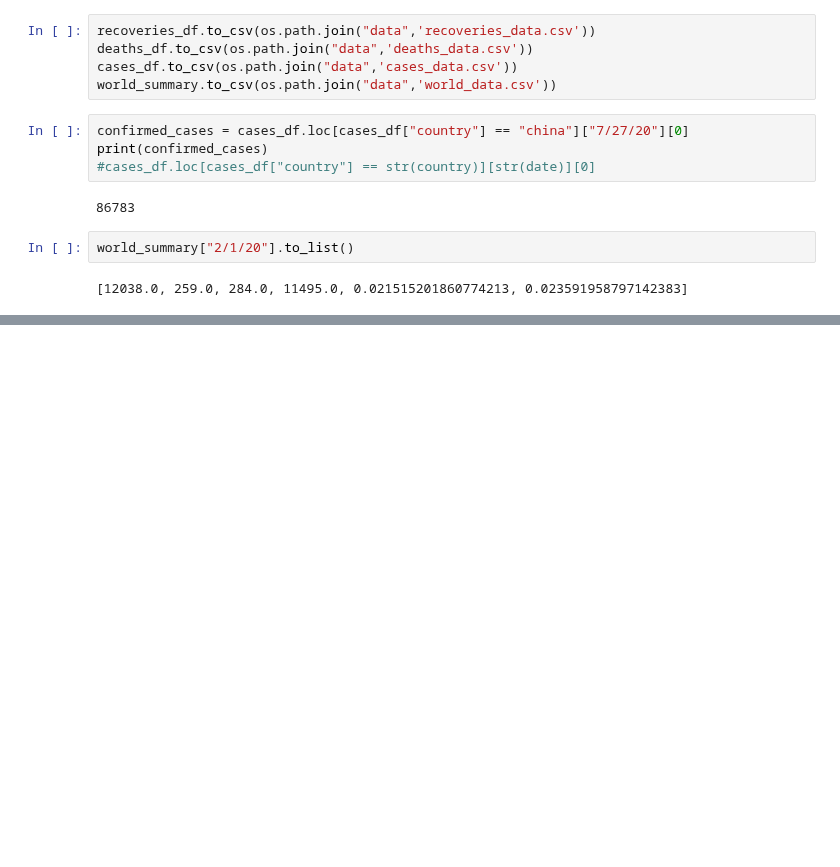
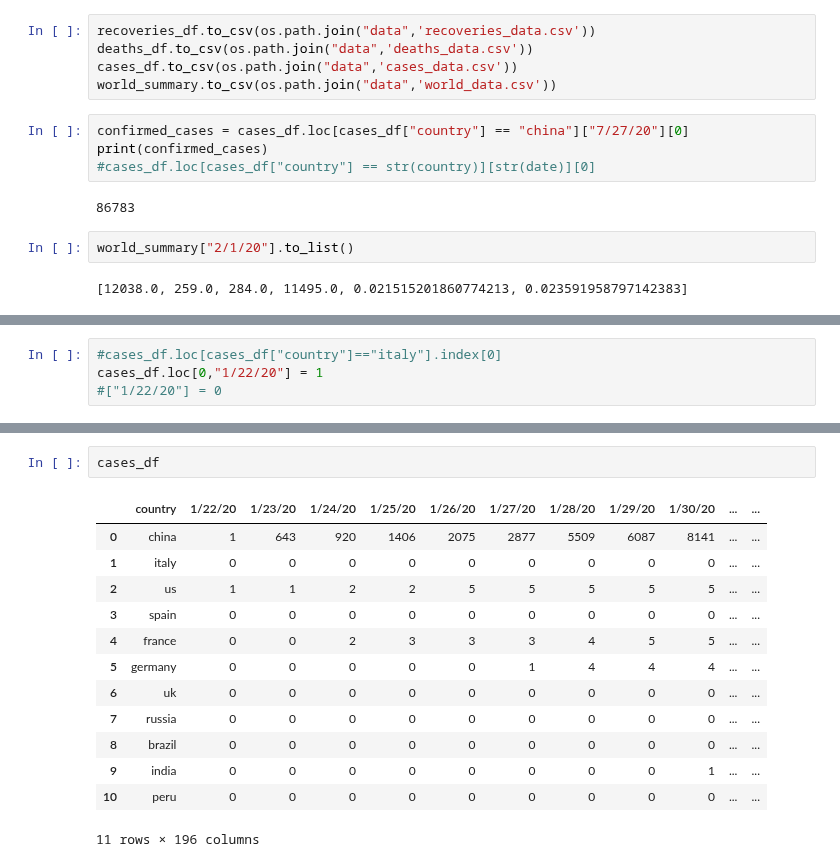
Before and after one commit to ChataingT/APICovid19, a Jupyter notebook: data analysis/Explore_data.ipynb, the cells around one changed output, grey strips where cells are left out. Saved outputs shown, nothing was run; the diff lists cells and outputs as text; blank space fills up the shorter version.

```diff
--- a/data analysis/Explore_data.ipynb
+++ b/data analysis/Explore_data.ipynb
@@ -252,0 +273,4 @@ world_summary["2/1/20"].to_list()
+# %%
+#cases_df.loc[cases_df["country"]=="italy"].index[0]
+cases_df.loc[0,"1/22/20"] = 1
+#["1/22/20"] = 0
@@ -252,0 +281,16 @@ world_summary["2/1/20"].to_list()
+# %%
+cases_df
+# %% [output]
+|  | country | 1/22/20 | 1/23/20 | 1/24/20 | 1/25/20 | 1/26/20 | 1/27/20 | 1/28/20 | 1/29/20 | 1/30/20 | ... | ... |
+| 0 | china | 1 | 643 | 920 | 1406 | 2075 | 2877 | 5509 | 6087 | 8141 | ... | ... |
+| 1 | italy | 0 | 0 | 0 | 0 | 0 | 0 | 0 | 0 | 0 | ... | ... |
+| 2 | us | 1 | 1 | 2 | 2 | 5 | 5 | 5 | 5 | 5 | ... | ... |
+| 3 | spain | 0 | 0 | 0 | 0 | 0 | 0 | 0 | 0 | 0 | ... | ... |
+| 4 | france | 0 | 0 | 2 | 3 | 3 | 3 | 4 | 5 | 5 | ... | ... |
+| 5 | germany | 0 | 0 | 0 | 0 | 0 | 1 | 4 | 4 | 4 | ... | ... |
+| 6 | uk | 0 | 0 | 0 | 0 | 0 | 0 | 0 | 0 | 0 | ... | ... |
+| 7 | russia | 0 | 0 | 0 | 0 | 0 | 0 | 0 | 0 | 0 | ... | ... |
+| 8 | brazil | 0 | 0 | 0 | 0 | 0 | 0 | 0 | 0 | 0 | ... | ... |
+| 9 | india | 0 | 0 | 0 | 0 | 0 | 0 | 0 | 0 | 1 | ... | ... |
+| 10 | peru | 0 | 0 | 0 | 0 | 0 | 0 | 0 | 0 | 0 | ... | ... |
+11 rows × 196 columns
```
Also changed, not shown: parts of 5 cells of this notebook, 6 other files.
